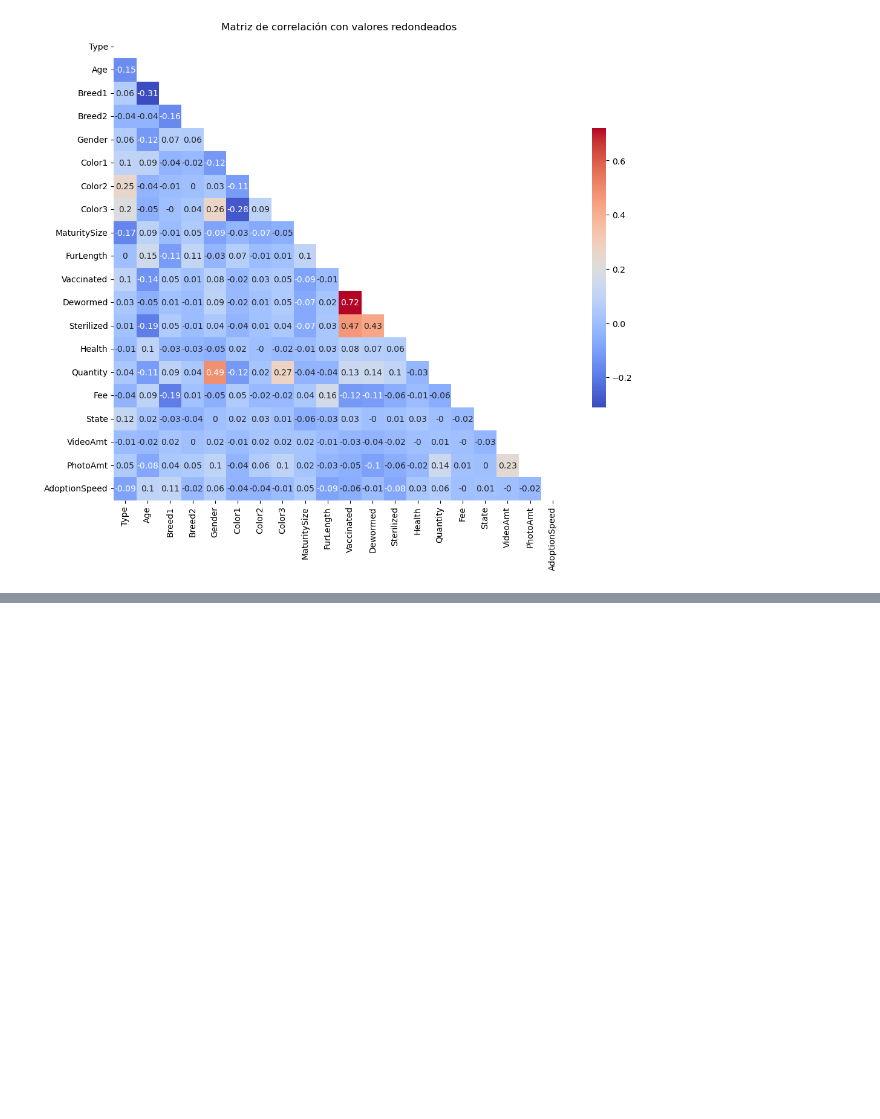
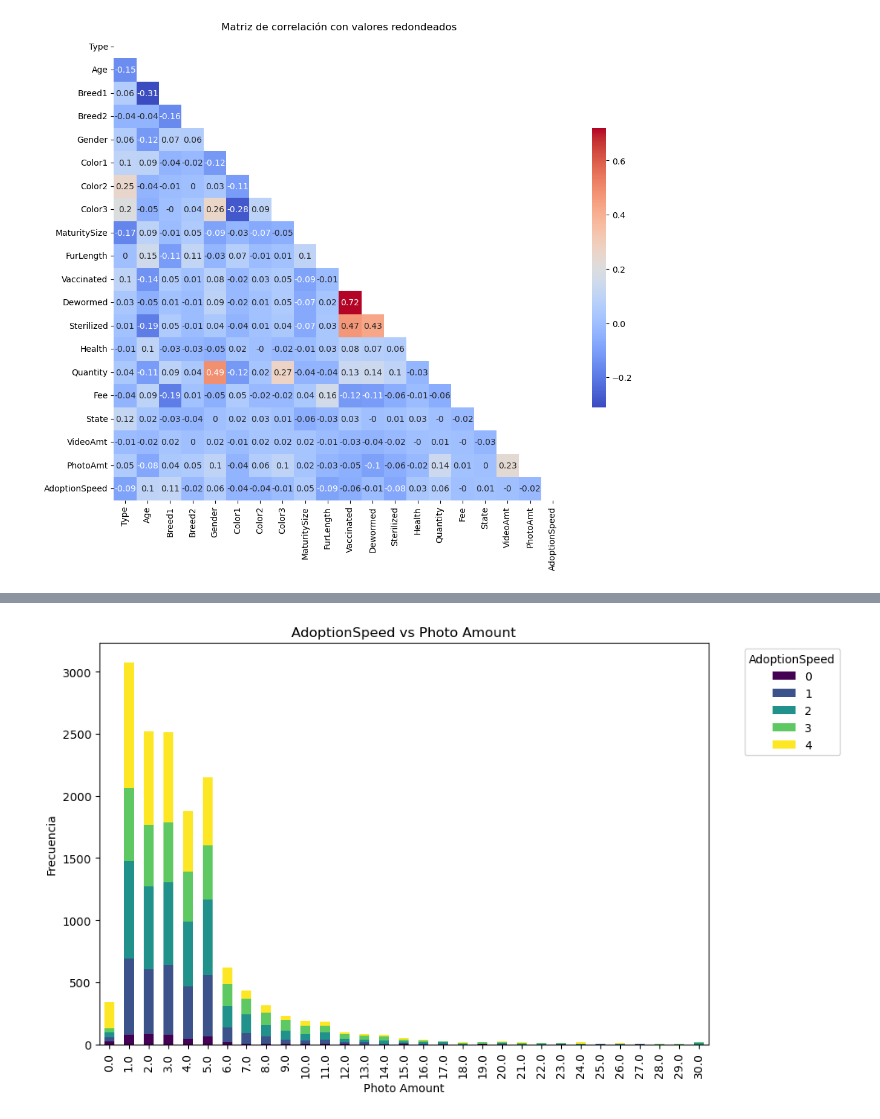
Before and after one commit to AraneoA/UA_MDM_Labo2, a Jupyter notebook: notebooks/preprocessing/analisis_procesm_nulls.ipynb, the cells around one changed output, grey strips where cells are left out. Drawn from its saved outputs; the diff is of its cells as text; code cells hidden in the pictures; blank space fills up the shorter version.

```diff
--- a/notebooks/preprocessing/analisis_procesm_nulls.ipynb
+++ b/notebooks/preprocessing/analisis_procesm_nulls.ipynb
@@ -179,0 +217,10 @@ plt.show()
+# %%
+# Agrupar por PhotoAmt y AdoptionSpeed
+photo_adoption_table = (
+    data.groupby(['PhotoAmt', 'AdoptionSpeed'])
+    .size()
+    .unstack(fill_value=0)
+)
+
+# Mostrar la tabla agrupada
+photo_adoption_table
@@ -179,0 +246,15 @@ plt.show()
+# %%
+# Graficar la tabla photo_adoption_table
+photo_adoption_table.plot(kind='bar', stacked=True, figsize=(10, 6), colormap='viridis')
+
+# Configurar etiquetas y título
+plt.title('AdoptionSpeed vs Photo Amount')
+plt.xlabel('Photo Amount')
+plt.ylabel('Frecuencia')
+plt.legend(title='AdoptionSpeed', bbox_to_anchor=(1.05, 1), loc='upper left')
+plt.tight_layout()
+
+# Mostrar la gráfica
+plt.show()
+# %% [output]
+[figure, added]
```
Also changed, not shown: parts of 4 cells of this notebook.
